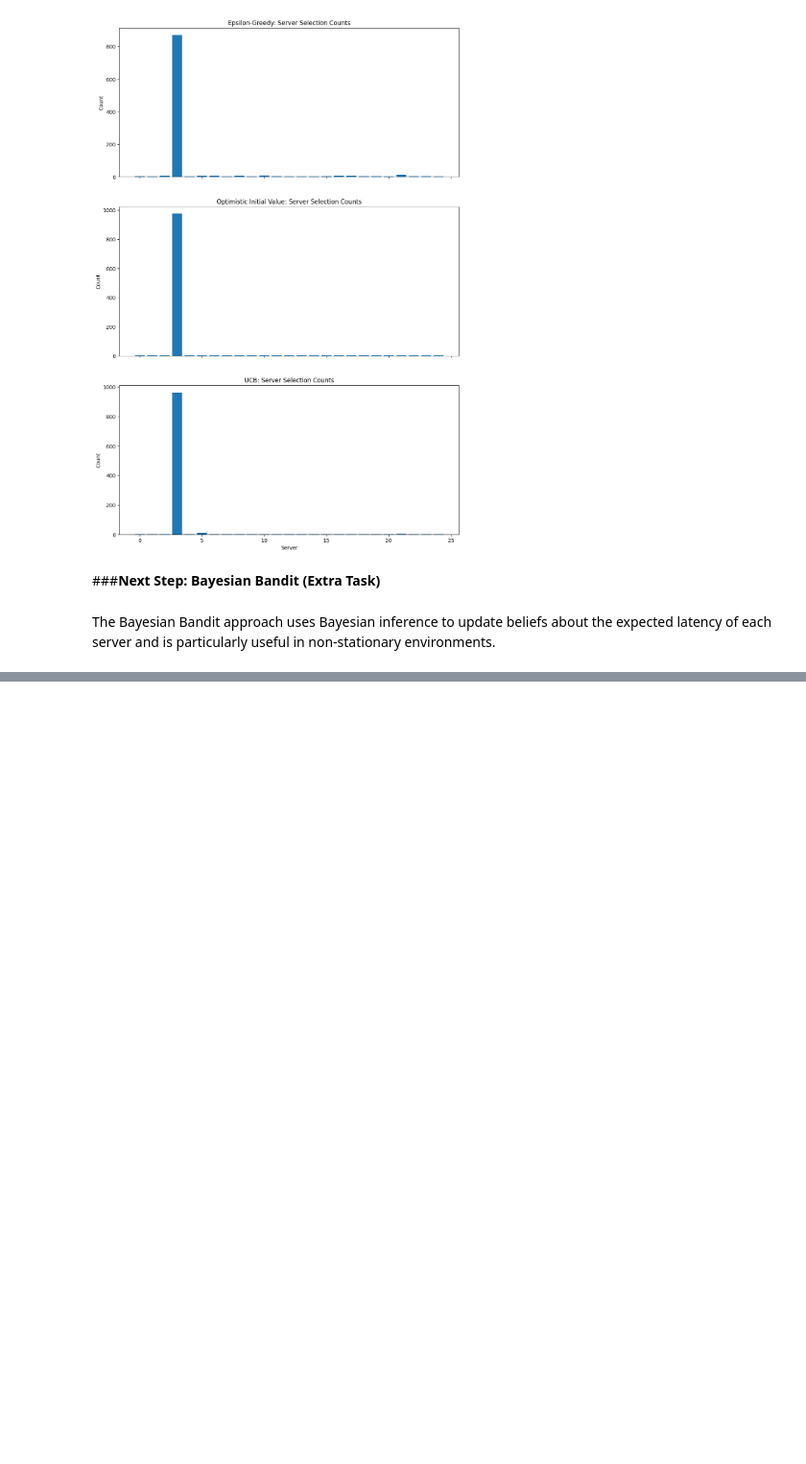
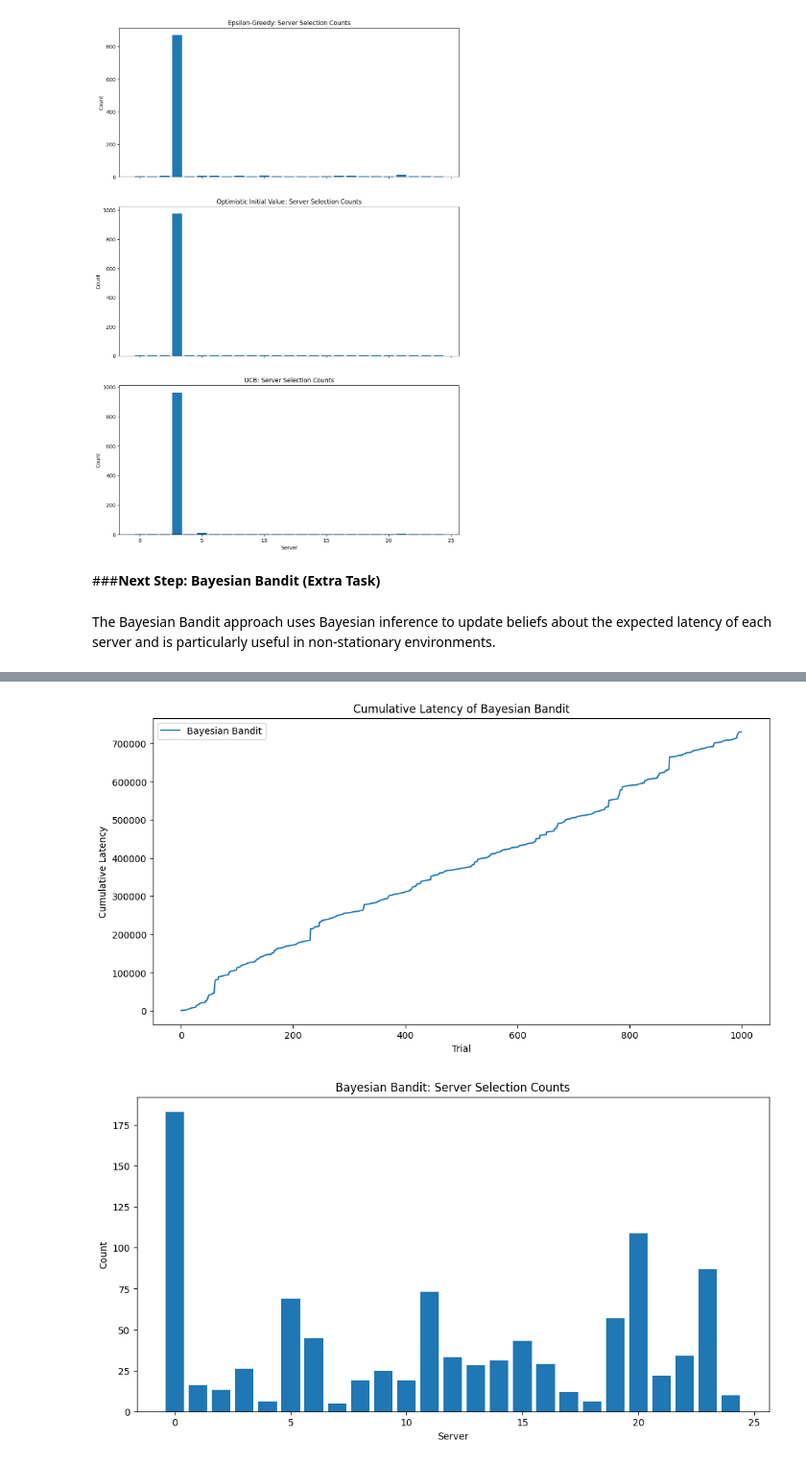
Before and after one commit to Mahmoudash97/RL_Assignment_Lab2, a Jupyter notebook: MAHMOUD_ASADI_H_Assignment_LAB2.ipynb, the cells around one changed output, grey strips where cells are left out. Shown at 96% size. Saved outputs shown, nothing was run; the diff lists cells and outputs as text; code cells hidden in the pictures; blank space fills up the shorter version.

```diff
--- a/MAHMOUD_ASADI_H_Assignment_LAB2.ipynb
+++ b/MAHMOUD_ASADI_H_Assignment_LAB2.ipynb
@@ -1411,0 +1425,71 @@ The Bayesian Bandit approach uses Bayesian inference to update beliefs about the
+# %%
+import numpy as np
+import pandas as pd
+
+# Bayesian Bandit using Thompson Sampling
+class BayesianBandit:
+    def __init__(self, num_servers):
+        self.num_servers = num_servers
+        # Initialize the alpha and beta parameters for each server (Beta distribution)
+        self.alpha = np.ones(num_servers)
+        self.beta = np.ones(num_servers)
+
+    def select_server(self):
+        # Draw a sample from Beta distribution for each server and select the one with the highest sample
+        theta = np.random.beta(self.alpha, self.beta)
+        return np.argmin(theta)
+
+    def update(self, server, latency):
+        # Assume lower latency is better, so update alpha for better performance
+        # Update beta for bad performance (higher latency)
+        if latency < np.median(latency):  # Assume lower latency is better
+            self.alpha[server] += 1
+        else:
+            self.beta[server] += 1
+
+# Running the Bayesian Bandit strategy
+def bayesian_bandit_strategy(dataset, num_trials):
+    num_servers = dataset.shape[1]
+    bandit = BayesianBandit(num_servers)
+
+    total_latencies = []
+    selection_counts = np.zeros(num_servers)
+
+    for t in range(num_trials):
+        # Select the server using Thompson Sampling
+        server = bandit.select_server()
+
+        # Get the latency for the selected server
+        latency = dataset.iloc[t, server]
+
+        # Update the bandit with the observed latency
+        bandit.update(server, latency)
+
+        # Store the latency for calculating total latency
+        total_latencies.append(latency)
+        selection_counts[server] += 1
+
+    return np.cumsum(total_latencies), selection_counts
+
+# Run the Bayesian Bandit strategy
+cumulative_latency_bayesian, selection_counts_bayesian = bayesian_bandit_strategy(dataset, num_trials)
+
+# Plot cumulative latencies for Bayesian Bandit
+plt.figure(figsize=(12, 6))
+plt.plot(cumulative_latency_bayesian, label='Bayesian Bandit')
+plt.xlabel('Trial')
+plt.ylabel('Cumulative Latency')
+plt.title('Cumulative Latency of Bayesian Bandit')
+plt.legend()
+plt.show()
+
+# Plot selection counts for Bayesian Bandit
+plt.figure(figsize=(12, 6))
+plt.bar(range(25), selection_counts_bayesian)
+plt.title('Bayesian Bandit: Server Selection Counts')
+plt.xlabel('Server')
+plt.ylabel('Count')
+plt.show()
+# %% [output]
+[figure, added]
+[figure, added]
```
Also changed, not shown: parts of 2 cells of this notebook.
